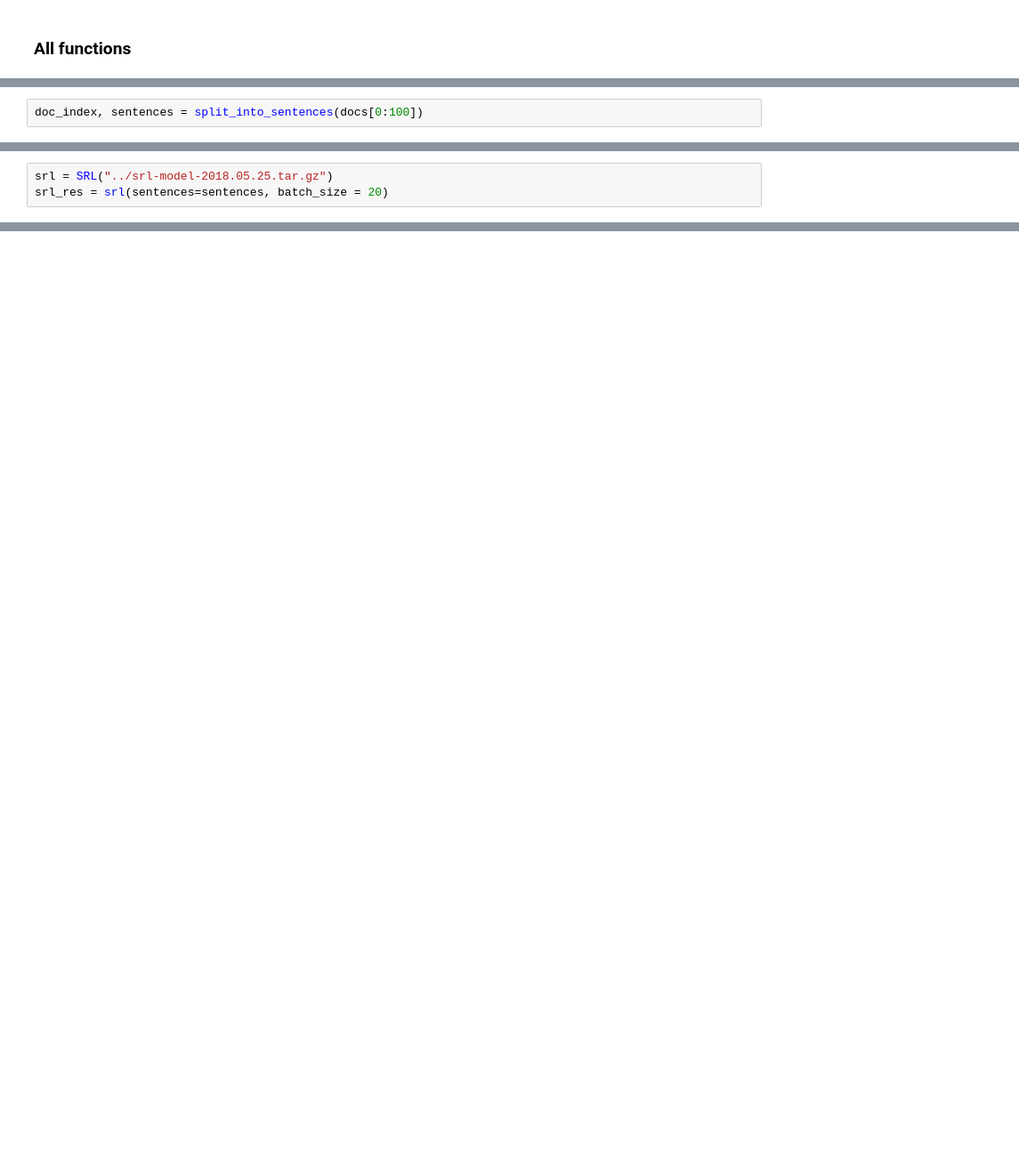
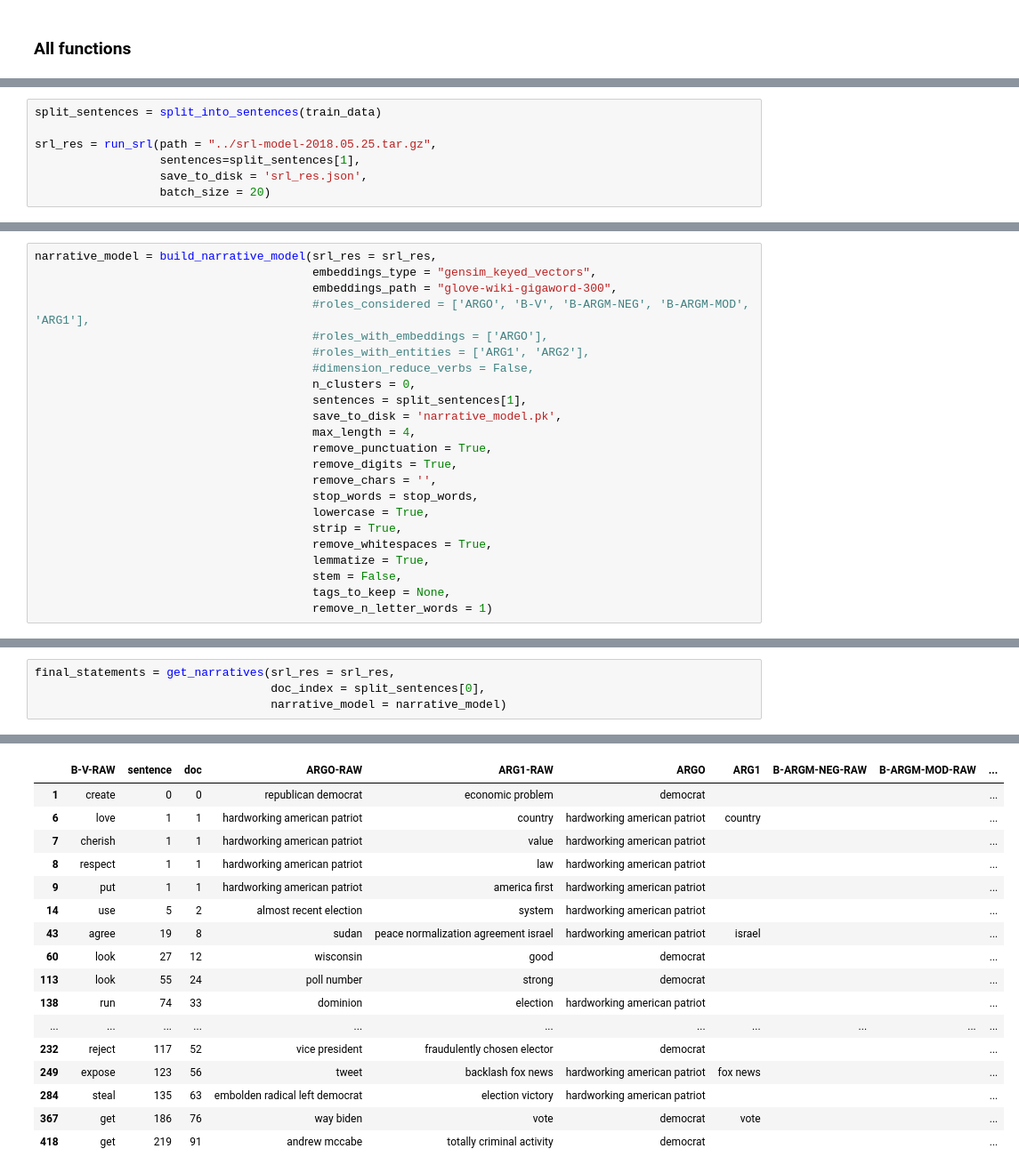
Before and after one commit to relatio-nlp/relatio, a Jupyter notebook: Tutorial/trump_tweets.ipynb, the cells around one changed output, grey strips where cells are left out. Shown at 89% size. Cells and saved outputs as stored; diff of their text form; blank space fills up the shorter version.

```diff
--- a/Tutorial/trump_tweets.ipynb
+++ b/Tutorial/trump_tweets.ipynb
@@ -646,2 +1669,7 @@ docs = list(df['doc'])
 # %%
-doc_index, sentences = split_into_sentences(docs[0:100])
+split_sentences = split_into_sentences(train_data)
+
+srl_res = run_srl(path = "../srl-model-2018.05.25.tar.gz",
+                  sentences=split_sentences[1],
+                  save_to_disk = 'srl_res.json',
+                  batch_size = 20)
@@ -648,3 +1679,0 @@ doc_index, sentences = split_into_sentences(docs[0:100])
-# %%
-srl = SRL("../srl-model-2018.05.25.tar.gz")
-srl_res = srl(sentences=sentences, batch_size = 20)
@@ -684,0 +1680,23 @@ Clustering remaining arguments...
+# %%
+narrative_model = build_narrative_model(srl_res = srl_res,
+                                        embeddings_type = "gensim_keyed_vectors",
+                                        embeddings_path = "glove-wiki-gigaword-300",
+                                        #roles_considered = ['ARGO', 'B-V', 'B-ARGM-NEG', 'B-ARGM-MOD', 'ARG1'],
+                                        #roles_with_embeddings = ['ARGO'],
+                                        #roles_with_entities = ['ARG1', 'ARG2'],
+                                        #dimension_reduce_verbs = False,
+                                        n_clusters = 0,
+                                        sentences = split_sentences[1],
+                                        save_to_disk = 'narrative_model.pk',
+                                        max_length = 4,
+                                        remove_punctuation = True,
+                                        remove_digits = True,
+                                        remove_chars = '',
+                                        stop_words = stop_words,
+                                        lowercase = True,
+                                        strip = True,
+                                        remove_whitespaces = True,
+                                        lemmatize = True,
+                                        stem = False,
+                                        tags_to_keep = None,
+                                        remove_n_letter_words = 1)
@@ -684,0 +1710,5 @@ Clustering remaining arguments...
+# %%
+final_statements = get_narratives(srl_res = srl_res,
+                                  doc_index = split_sentences[0],
+                                  narrative_model = narrative_model)
+# %% [output]
@@ -684,0 +1719,17 @@ Clustering remaining arguments...
+|  | B-V-RAW | sentence | doc | ARGO-RAW | ARG1-RAW | ARGO | ARG1 | B-ARGM-NEG-RAW | B-ARGM-MOD-RAW | ... |
+| 1 | create | 0 | 0 | republican democrat | economic problem | democrat |  |  |  | ... |
+| 6 | love | 1 | 1 | hardworking american patriot | country | hardworking american patriot | country |  |  | ... |
+| 7 | cherish | 1 | 1 | hardworking american patriot | value | hardworking american patriot |  |  |  | ... |
+| 8 | respect | 1 | 1 | hardworking american patriot | law | hardworking american patriot |  |  |  | ... |
+| 9 | put | 1 | 1 | hardworking american patriot | america first | hardworking american patriot |  |  |  | ... |
+| 14 | use | 5 | 2 | almost recent election | system | hardworking american patriot |  |  |  | ... |
+| 43 | agree | 19 | 8 | sudan | peace normalization agreement israel | hardworking american patriot | israel |  |  | ... |
+| 60 | look | 27 | 12 | wisconsin | good | democrat |  |  |  | ... |
+| 113 | look | 55 | 24 | poll number | strong | democrat |  |  |  | ... |
+| 138 | run | 74 | 33 | dominion | election | hardworking american patriot |  |  |  | ... |
+| ... | ... | ... | ... | ... | ... | ... | ... | ... | ... | ... |
+| 232 | reject | 117 | 52 | vice president | fraudulently chosen elector | democrat |  |  |  | ... |
+| 249 | expose | 123 | 56 | tweet | backlash fox news | hardworking american patriot | fox news |  |  | ... |
+| 284 | steal | 135 | 63 | embolden radical left democrat | election victory | hardworking american patriot |  |  |  | ... |
+| 367 | get | 186 | 76 | way biden | vote | democrat | vote |  |  | ... |
+| 418 | get | 219 | 91 | andrew mccabe | totally criminal activity | democrat |  |  |  | ... |
```
Also changed, not shown: parts of 13 cells of this notebook, 3 other files.
